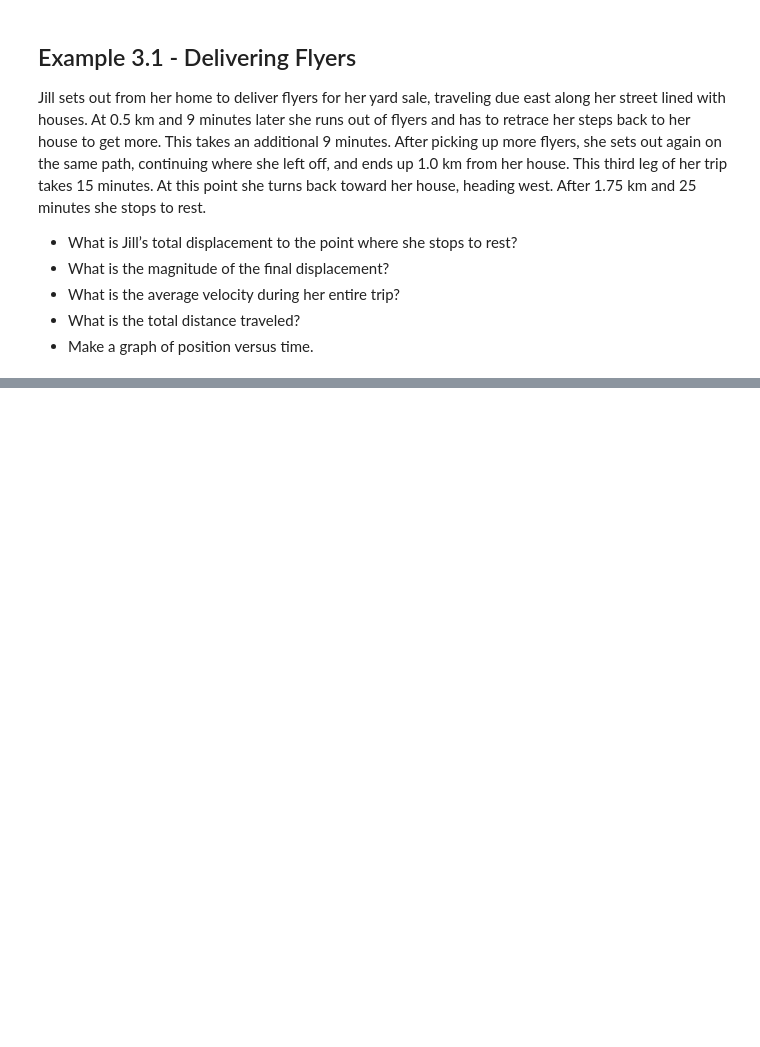
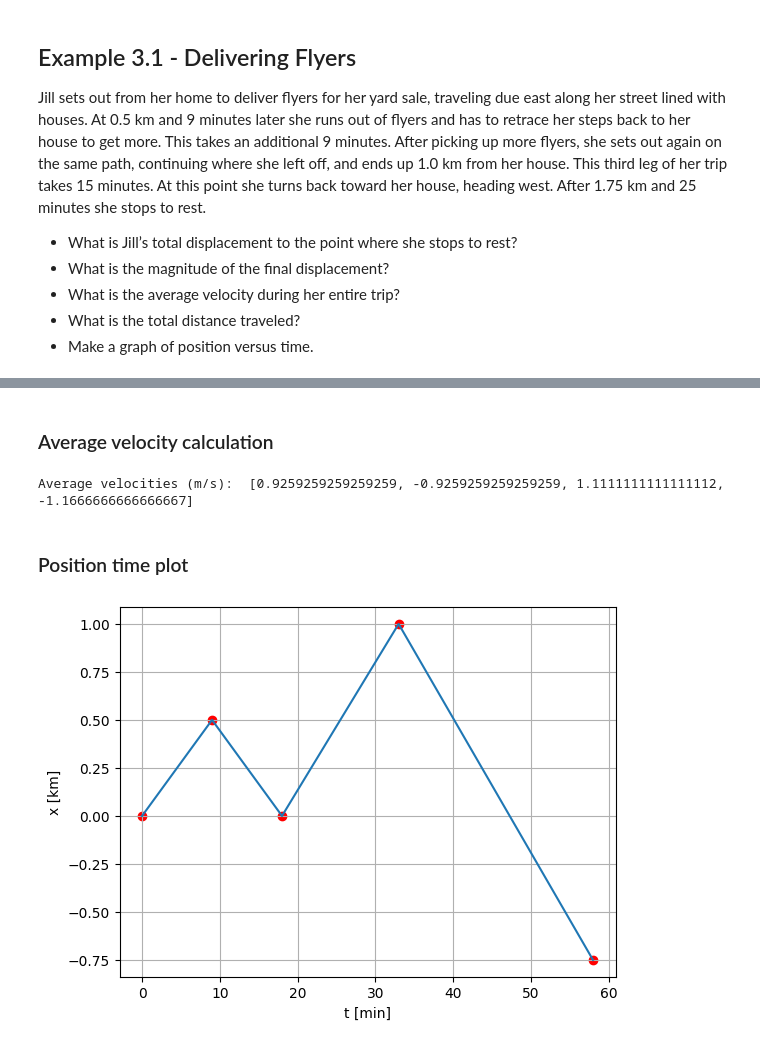
Before and after one commit to zoldbirka/colab-eng-phys, a Jupyter notebook: Example_3_1_tables_2024.ipynb, the cells around one changed output, grey strips where cells are left out. Drawn from its saved outputs; the diff is of its cells as text; code cells hidden in the pictures; blank space fills up the shorter version.

```diff
--- a/Example_3_1_tables_2024.ipynb
+++ b/Example_3_1_tables_2024.ipynb
@@ -37,0 +59,2 @@ x_tab[-1]
+# %% [markdown]
+### Average velocity calculation
@@ -37,0 +66,6 @@ x_tab[-1]
+# %%
+print("Average velocities (m/s): ", v_tab)
+# %% [output]
+Average velocities (m/s):  [0.9259259259259259, -0.9259259259259259, 1.1111111111111112, -1.1666666666666667]
+# %% [markdown]
+### Position time plot
@@ -37,0 +76,15 @@ x_tab[-1]
+# %%
+# now the plot
+fig = plt.plot(figsize=(10,5))   # size: 10 by 5 (inches)
+plt.grid(True)         # draw a grid
+plt.xlabel("t [min]")  # horizontal axis title
+plt.ylabel("x [km]")   # vertical axis title
+plt.plot(t_tab, x_tab)   # plot the function, lines between points
+plt.scatter(t_tab,x_tab, color="red")   # plot the points with red
+
+# If you want to save the graph to an image file, uncomment next line. (delete the # sign)
+plt.savefig("Example3.1-xt-table.png")
+
+plt.show()
+# %% [output]
+[figure, added]
```
Also changed, not shown: parts of 12 cells of this notebook.
